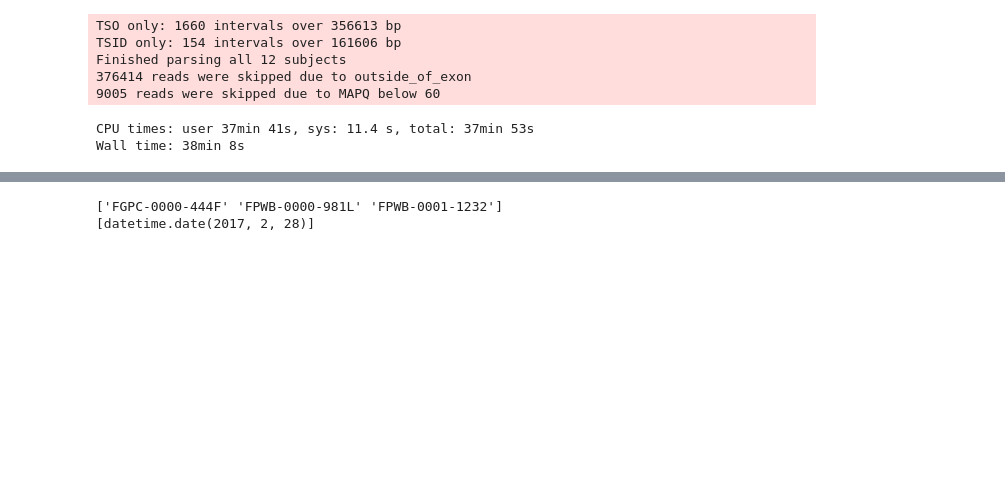
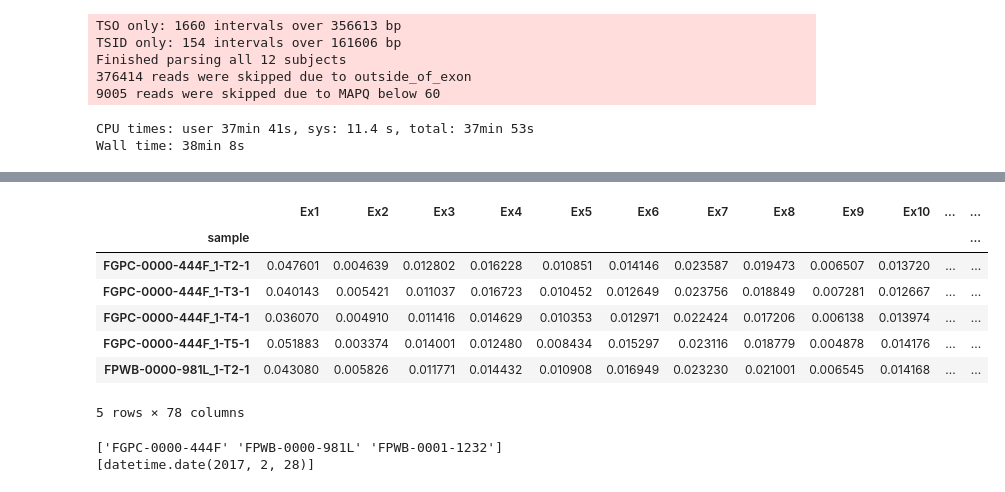
Before and after one commit to vkozareva/geneCNV, a Jupyter notebook: notebooks/tso_tsid_investigation.ipynb, the cells around one changed output, grey strips where cells are left out. Saved outputs shown, nothing was run; the diff lists cells and outputs as text; code cells hidden in the pictures; blank space fills up the shorter version.

Commit message:
cleanup and addition of multivariate linreg testing

```diff
--- a/notebooks/tso_tsid_investigation.ipynb
+++ b/notebooks/tso_tsid_investigation.ipynb
@@ -472,3 +466,9 @@ Finished parsing all 12 subjects
 9005 reads were skipped due to MAPQ below 60
 CPU times: user 37min 41s, sys: 11.4 s, total: 37min 53s
 Wall time: 38min 8s
+# %%
+%%time
+# third dataset gets counts for just primary transcript exons -- used for multivariate linear regression
+reload(DMD_util)
+reload(cov)
+mixin_exp3 = cov.coverageMatrix().create_coverage_matrix(DMD_exons_merged, exon_labels, bam_dir='../bams/mixin_exp')
@@ -475,3 +483,17 @@ Wall time: 38min 8s
+# %%
+rel_columns = ['sample'] + [column for column in mixin_exp3.columns if 'Ex' in column]
+mixin3_groups = mixin_exp3[rel_columns].groupby('sample').sum()
+mixin3_groups = mixin3_groups.div(mixin3_groups.sum(axis=1), axis=0)
+mixin3_groups.head()
+# %% [output]
+|  | Ex1 | Ex2 | Ex3 | Ex4 | Ex5 | Ex6 | Ex7 | Ex8 | Ex9 | Ex10 | ... | ... |
+| sample |  |  |  |  |  |  |  |  |  |  |  | ... |
+| FGPC-0000-444F_1-T2-1 | 0.047601 | 0.004639 | 0.012802 | 0.016228 | 0.010851 | 0.014146 | 0.023587 | 0.019473 | 0.006507 | 0.013720 | ... | ... |
+| FGPC-0000-444F_1-T3-1 | 0.040143 | 0.005421 | 0.011037 | 0.016723 | 0.010452 | 0.012649 | 0.023756 | 0.018849 | 0.007281 | 0.012667 | ... | ... |
+| FGPC-0000-444F_1-T4-1 | 0.036070 | 0.004910 | 0.011416 | 0.014629 | 0.010353 | 0.012971 | 0.022424 | 0.017206 | 0.006138 | 0.013974 | ... | ... |
+| FGPC-0000-444F_1-T5-1 | 0.051883 | 0.003374 | 0.014001 | 0.012480 | 0.008434 | 0.015297 | 0.023116 | 0.018779 | 0.004878 | 0.014176 | ... | ... |
+| FPWB-0000-981L_1-T2-1 | 0.043080 | 0.005826 | 0.011771 | 0.014432 | 0.010908 | 0.016949 | 0.023230 | 0.021001 | 0.006545 | 0.014168 | ... | ... |
+5 rows × 78 columns
 # %%
 mixin_exp.date_modified = pd.to_datetime(mixin_exp.date_modified, unit='s')
 mixin_exp['date'] = mixin_exp.date_modified.dt.date
```
Also changed, not shown: parts of 35 cells of this notebook.
